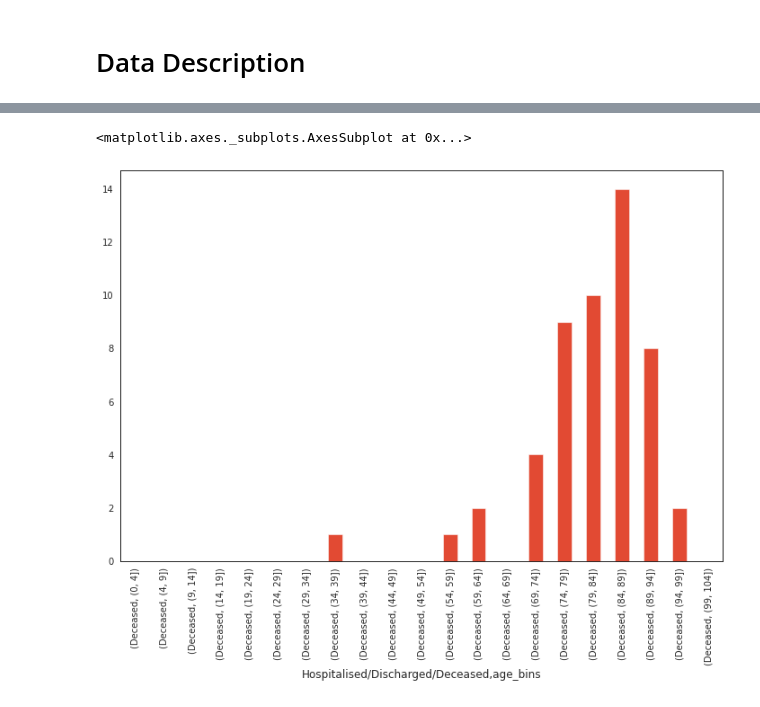
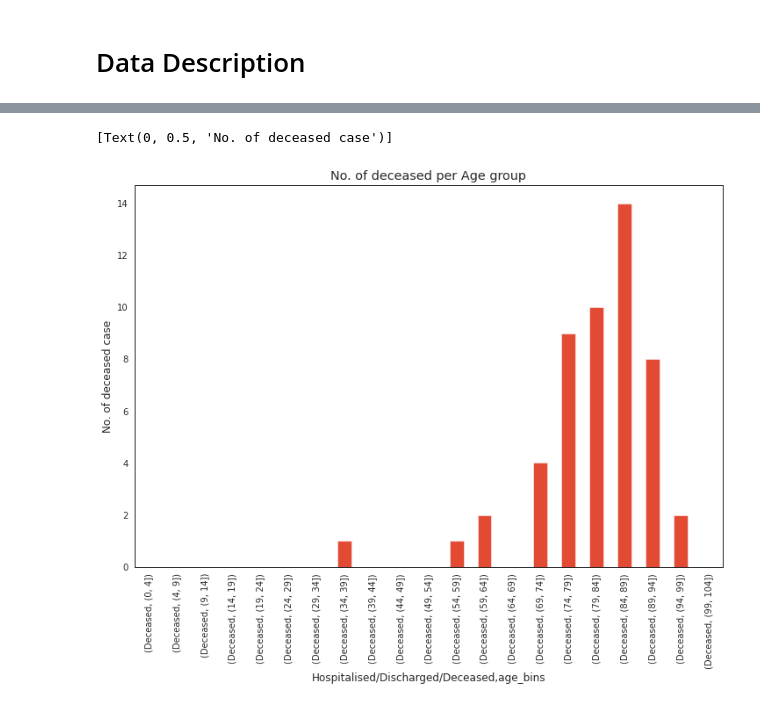
Before and after one commit to charlieskc/MachineLearning, a Jupyter notebook: HK_Covid19_Analysis.ipynb, the cells around one changed output, grey strips where cells are left out. Drawn from its saved outputs; the diff is of its cells as text; code cells hidden in the pictures.

```diff
--- a/HK_Covid19_Analysis.ipynb
+++ b/HK_Covid19_Analysis.ipynb
@@ -69,6 +71,8 @@ pylab.rcParams['figure.figsize'] = 12,8
 # %%
 df = pd.read_csv('/content/enhanced_sur_covid_19_eng.csv')
-df1 = pd.read_csv('/content/latest_situation_of_reported_cases_covid_19_eng.csv')
+df['Report date'] =  pd.to_datetime(df['Report date'], format='%d/%m/%Y')
+
+#df1 = pd.read_csv('/content/latest_situation_of_reported_cases_covid_19_eng.csv')
 
 #categorize age into age group. age group based on WHO https://www.who.int/healthinfo/paper31.pdf?ua=1
 ageBin= [0,4,9,14,19,24,29,34,39,44,49,54,59,64,69,74,79,84,89,94,99,104]
@@ -76,5 +80,7 @@ df['age_bins'] = pd.cut(x=df['Age'], bins=ageBin)
 
 #preview data
 df.sample(5)
+
+#print(df.dtypes)
 # %% [output]
 |  | Case no. | Report date | Date of onset | Gender | Age | Name of hospital admitted | Hospitalised/Discharged/Deceased | ... |
@@ -118,8 +129,9 @@ pd.crosstab(df['Gender'],df['Hospitalised/Discharged/Deceased']).plot.bar()
 # %%
-
+#No. of deceased per Age group
 df_deceased = df[df['Hospitalised/Discharged/Deceased']=='Deceased']
-df_deceased.groupby(['Hospitalised/Discharged/Deceased','age_bins']).size().plot.bar()
+ax=df_deceased.groupby(['Hospitalised/Discharged/Deceased','age_bins']).size().plot(title='No. of deceased per age group', kind='bar')
+ax.set(ylabel='No. of deceased case')
 # %% [output]
-<matplotlib.axes._subplots.AxesSubplot at 0x...>
+[Text(0, 0.5, 'No. of deceased case')]
-[figure, old version]
+[figure, new version]
 # %%
```
Also changed, not shown: parts of 21 cells of this notebook.
